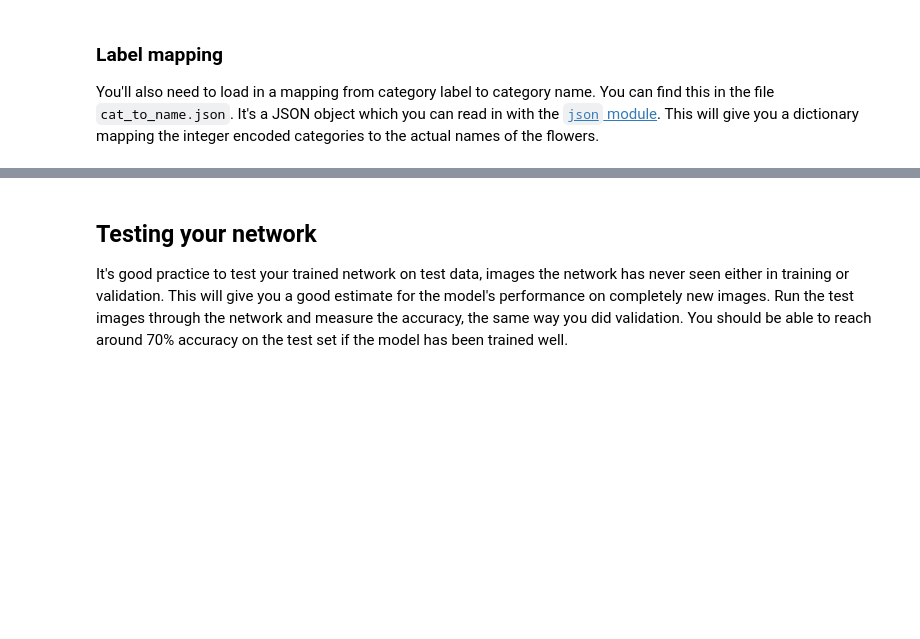
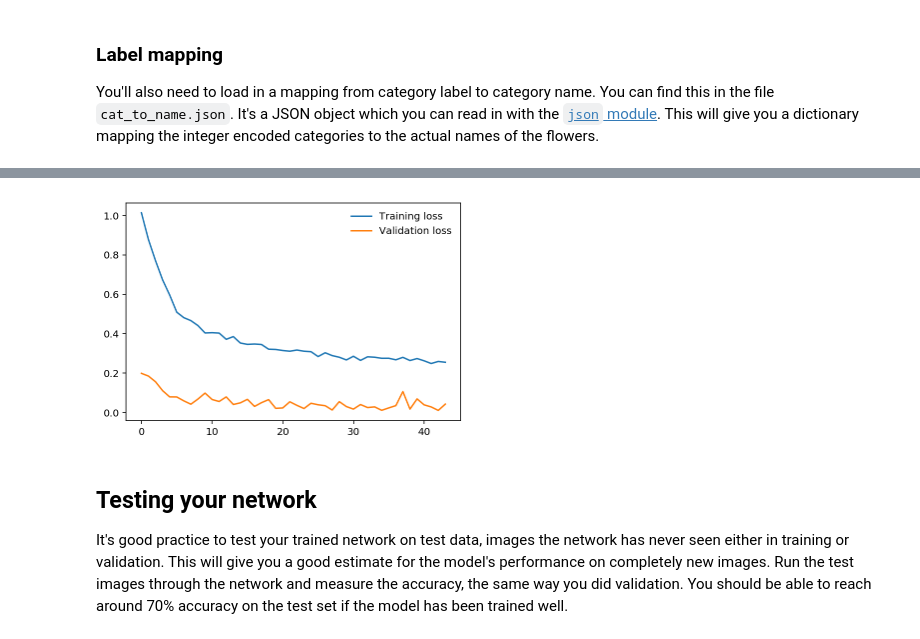
Before and after one commit to megha14/Flower-Classifier, a Jupyter notebook: Image Classifier Project.ipynb, the cells around one changed output, grey strips where cells are left out. Cells and saved outputs as stored; diff of their text form; code cells hidden in the pictures; blank space fills up the shorter version.

Commit message:
Image Classifier ipynb completed

```diff
--- a/Image Classifier Project.ipynb
+++ b/Image Classifier Project.ipynb
@@ -72,0 +194,37 @@ When training make sure you're updating only the weights of the feed-forward net
+# %%
+epochs = 10
+steps = 0
+running_loss = 0
+print_every = 30
+Train_loss = []
+Validation_loss = []
+for epoch in range(epochs):
+    for inputs, labels in dataloaders["trainloader"]:
+        steps += 1
+        # Move input and label tensors to the default device
+        inputs, labels = inputs.to(device), labels.to(device)
+
+        optimizer.zero_grad()
+
+        logps = model.forward(inputs)
+        loss = criterion(logps, labels)
+        loss.backward()
+        optimizer.step()
+
+        running_loss += loss.item()
+
+        if steps % print_every == 0:
+
+            model.eval()
+            validloader = dataloaders["validloader"]
+            with torch.no_grad():
+                valid_loss, accuracy = validate_model(validloader)
+
+            Train_loss.append(running_loss/len(dataloaders["trainloader"]))
+            Validation_loss.append(valid_loss/len(validloader))
+            print(f"Epoch {epoch+1}/{epochs}.. "
+                  f"Train loss: {running_loss/print_every:.4f}.. "
+                  f"Validation loss: {valid_loss/len(validloader):.4f}.. "
+                  f"Validation accuracy: {accuracy/len(validloader):.4f}")
+            running_loss = 0
+            model.train()
@@ -73,3 +249,10 @@ When training make sure you're updating only the weights of the feed-forward net
+# %%
+plt.plot(Train_loss, label='Training loss')
+plt.plot(Validation_loss, label='Validation loss')
+plt.legend(frameon=False)
+plt.show()
+# %% [output]
+[figure, added]
 # %% [markdown]
 ## Testing your network
 
```
Also changed, not shown: parts of 26 cells of this notebook.
